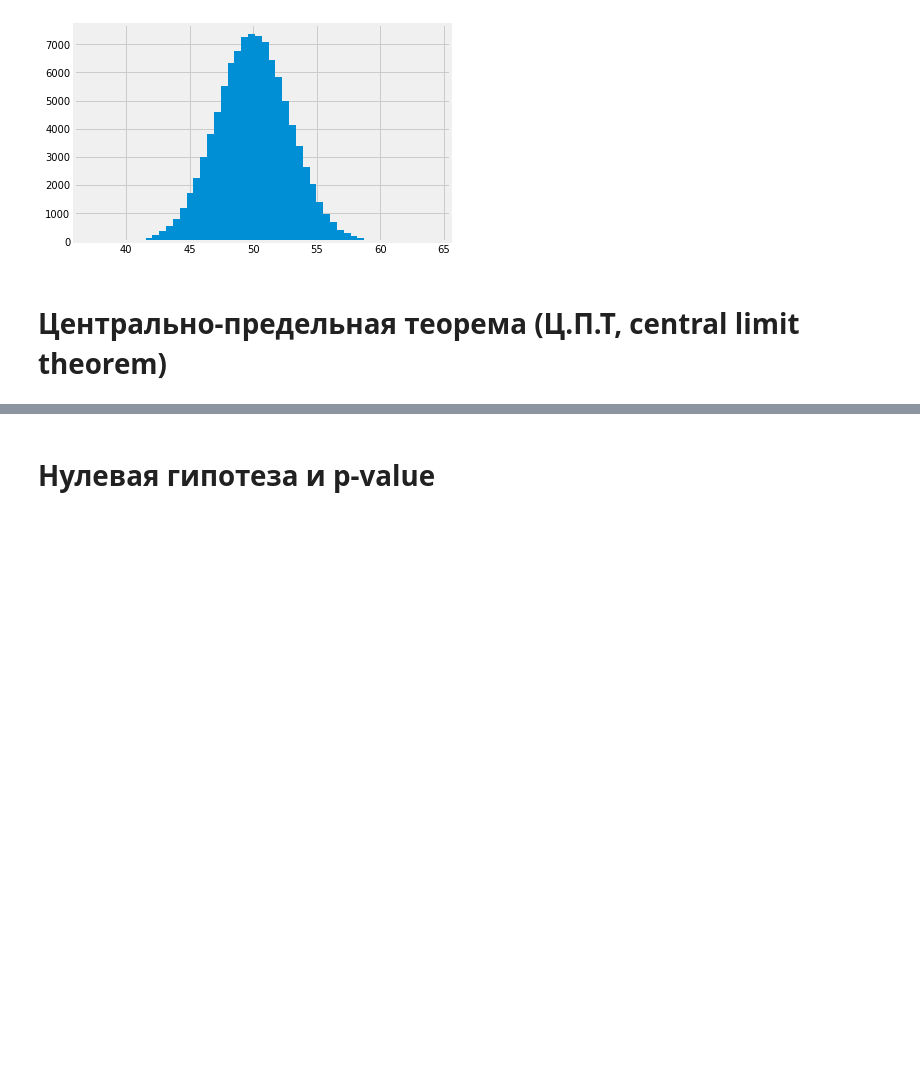
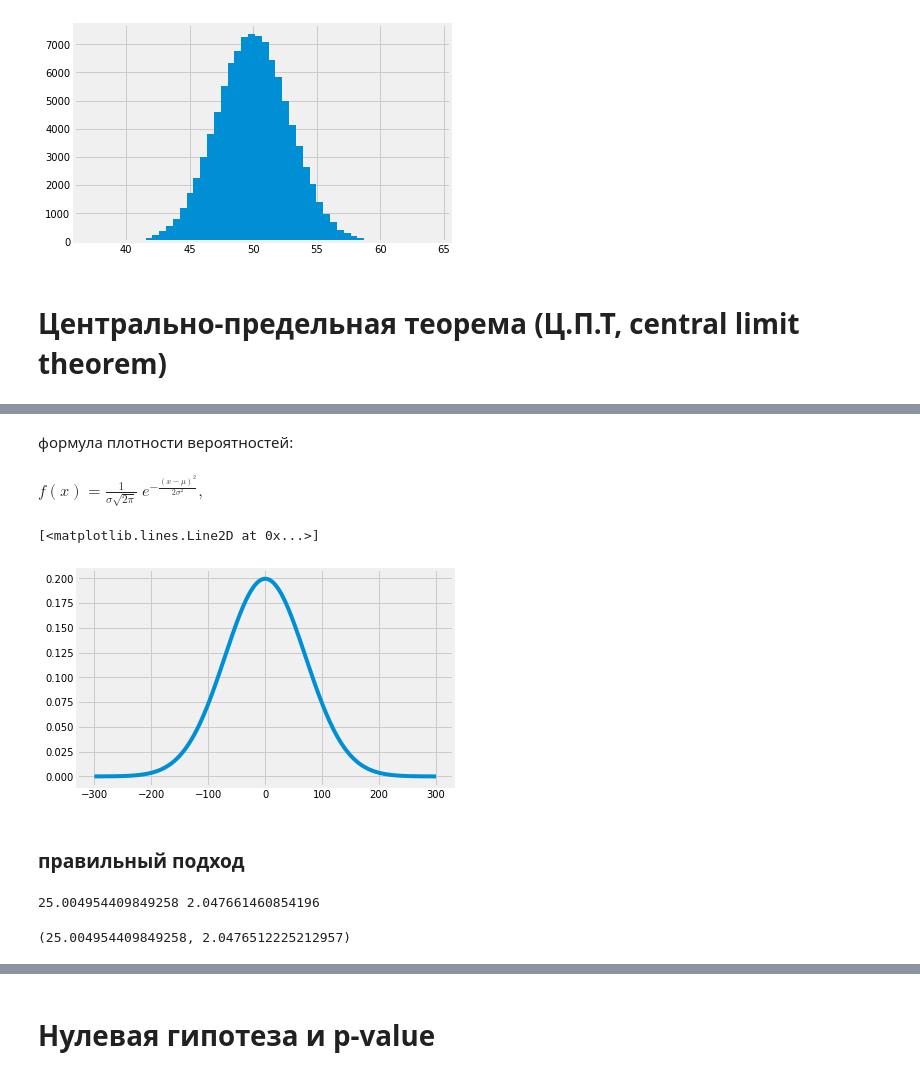
Before and after one commit to Casyfill/liceum, a Jupyter notebook: l7/1_Distributions1.ipynb, the cells around one changed output, grey strips where cells are left out. Drawn from its saved outputs; the diff is of its cells as text; code cells hidden in the pictures; blank space fills up the shorter version.

```diff
--- a/l7/1_Distributions1.ipynb
+++ b/l7/1_Distributions1.ipynb
@@ -53,0 +60,4 @@ pd.Series(pd.np.sum(sample[:, :N], axis=1)).hist(bins=50)
+# %% [markdown]
+формула плотности вероятностей:
+# %% [markdown]
+${\displaystyle f(x)={\frac {1}{\sigma {\sqrt {2\pi }}}}\;e^{-{\frac {(x-\mu )^{2}}{2\sigma ^{2}}}},}$
@@ -53,0 +66,13 @@ pd.Series(pd.np.sum(sample[:, :N], axis=1)).hist(bins=50)
+# %%
+def gauss(x, mean=0, distr=1):
+    pass  # pass your code here
+# %%
+X = range(-300, 301)
+y = [gauss(el/100) for el in X]
+# %%
+plt.plot(X, y)
+# %% [output]
+[<matplotlib.lines.Line2D at 0x...>]
+[figure, added]
+# %% [markdown]
+### правильный подход
@@ -53,0 +85,4 @@ pd.Series(pd.np.sum(sample[:, :N], axis=1)).hist(bins=50)
+# %%
+print(values.mean(), values.std())
+# %% [output]
+25.004954409849258 2.047661460854196
@@ -53,0 +91,4 @@ pd.Series(pd.np.sum(sample[:, :N], axis=1)).hist(bins=50)
+# %%
+mean, std
+# %% [output]
+(25.004954409849258, 2.0476512225212957)
```
Also changed, not shown: parts of 25 cells of this notebook.
